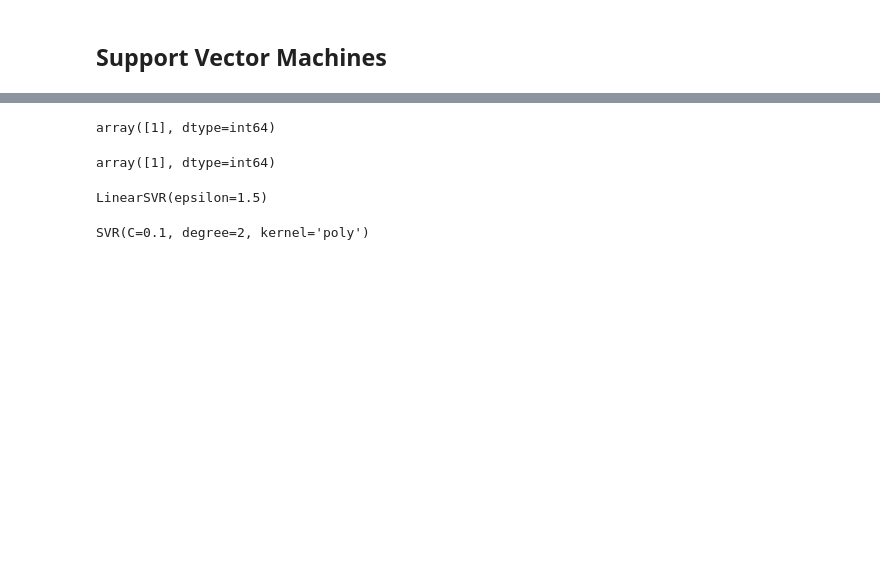
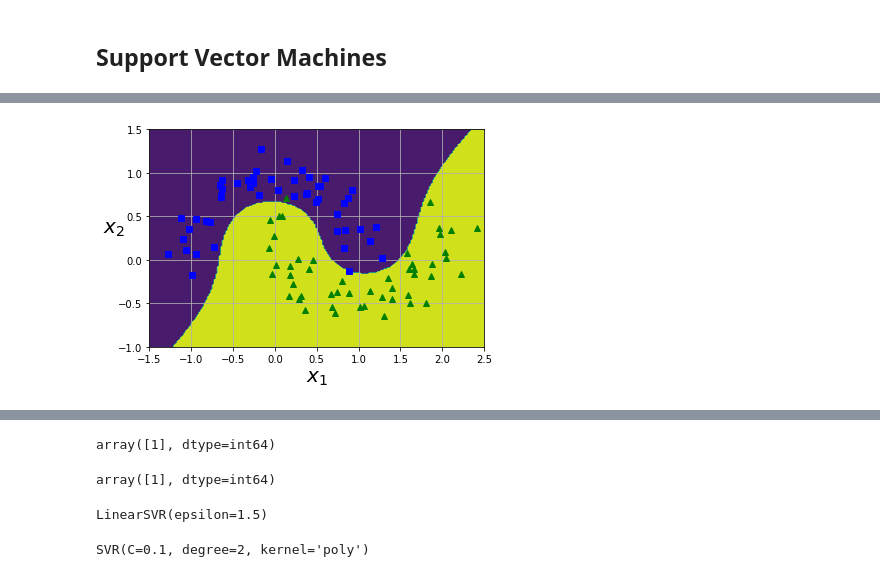
Before and after one commit to arsenallover/AGeron_HandsOnML, a Jupyter notebook: notebooks/05_P_Support_Vector_Machines.ipynb, the cells around one changed output, grey strips where cells are left out. Cells and saved outputs as stored; diff of their text form; code cells hidden in the pictures; blank space fills up the shorter version.

```diff
--- a/notebooks/05_P_Support_Vector_Machines.ipynb
+++ b/notebooks/05_P_Support_Vector_Machines.ipynb
@@ -21,0 +124,10 @@ array([1.])
+# %%
+poly_svm_clf = Pipeline([
+    ("scaler", StandardScaler()),
+    ("svm_clf", SVC(kernel = 'poly', C = 10, coef0 = 1, degree = 3,random_state = 42))
+])
+poly_svm_clf.fit(X, y)
+plot_svm_fit(poly_svm_clf, X, y)
+
+# Almost similar results with LinearSVC using polynomial features and SVC with polynomial kernels
+# %% [output]
@@ -21,0 +143 @@ array([1.])
+[figure, added]
```
Also changed, not shown: parts of 11 cells of this notebook, 3 other files.
